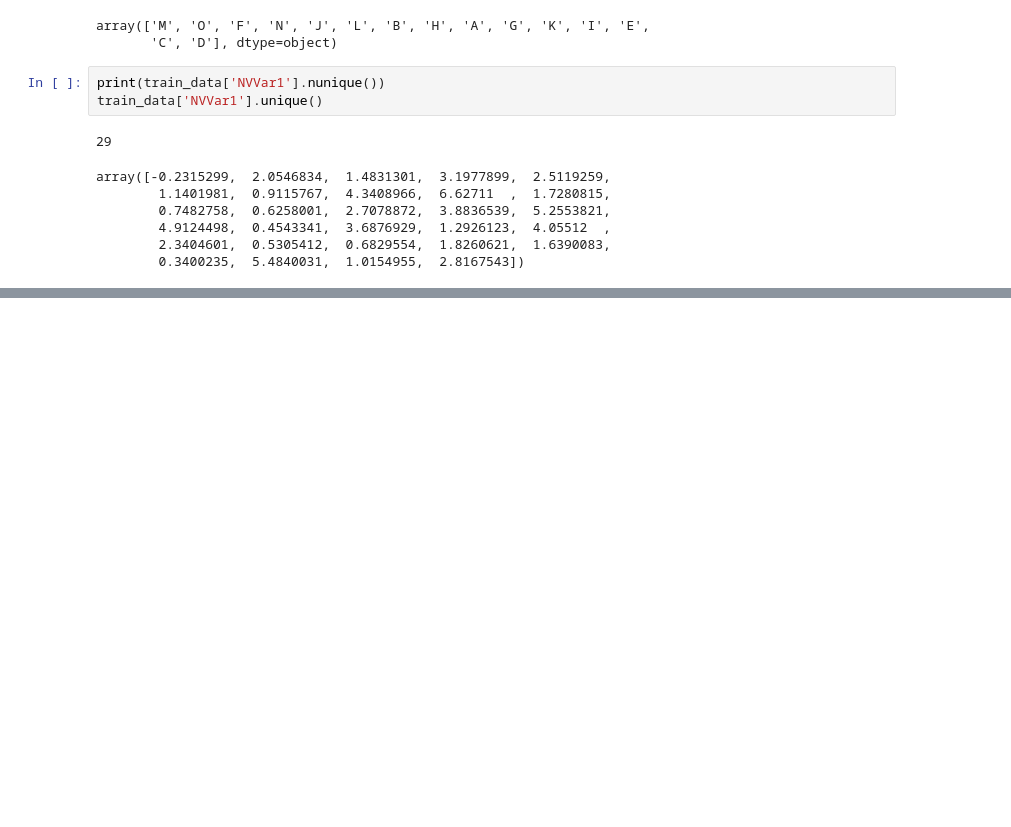
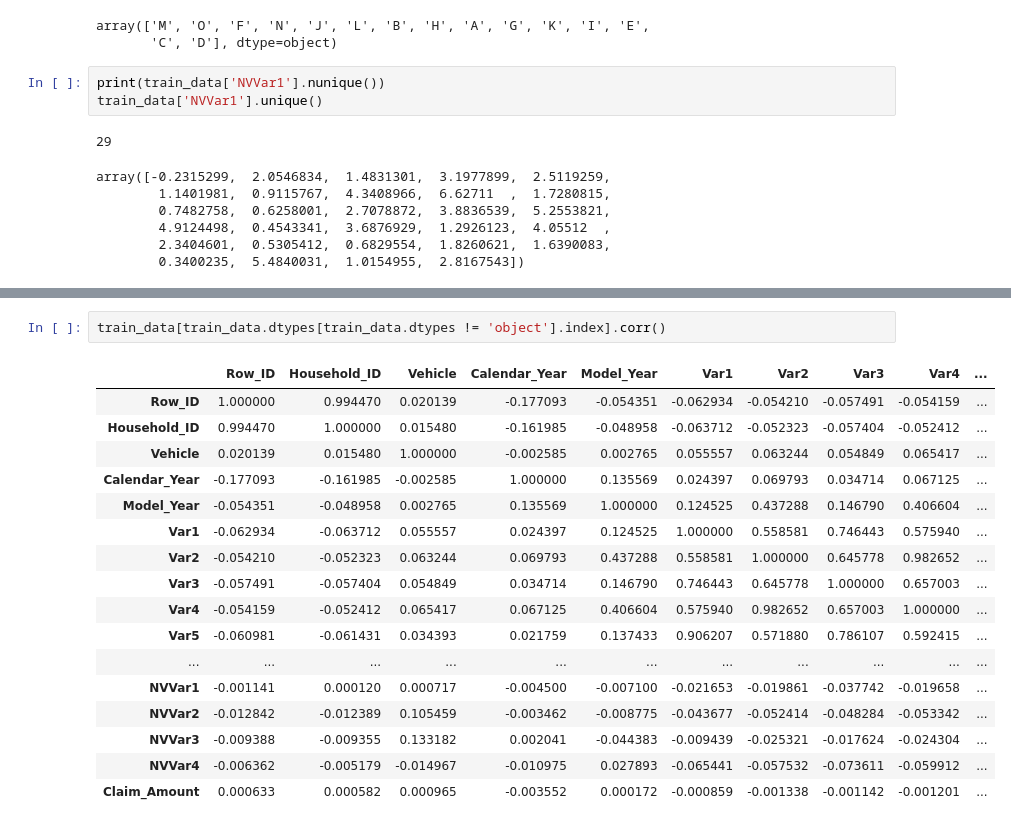
Before and after one commit to AnoopCA/Vehicle_Insurance_Claims_Prediction, a Jupyter notebook: Claims_Prediction.ipynb, the cells around one changed output, grey strips where cells are left out. Drawn from its saved outputs; the diff is of its cells as text; blank space fills up the shorter version.

```diff
--- a/Claims_Prediction.ipynb
+++ b/Claims_Prediction.ipynb
@@ -201,0 +267,20 @@ array([-0.2315299,  2.0546834,  1.4831301,  3.1977899,  2.5119259,
+# %%
+train_data[train_data.dtypes[train_data.dtypes != 'object'].index].corr()
+# %% [output]
+|  | Row_ID | Household_ID | Vehicle | Calendar_Year | Model_Year | Var1 | Var2 | Var3 | Var4 | ... |
+| Row_ID | 1.000000 | 0.994470 | 0.020139 | -0.177093 | -0.054351 | -0.062934 | -0.054210 | -0.057491 | -0.054159 | ... |
+| Household_ID | 0.994470 | 1.000000 | 0.015480 | -0.161985 | -0.048958 | -0.063712 | -0.052323 | -0.057404 | -0.052412 | ... |
+| Vehicle | 0.020139 | 0.015480 | 1.000000 | -0.002585 | 0.002765 | 0.055557 | 0.063244 | 0.054849 | 0.065417 | ... |
+| Calendar_Year | -0.177093 | -0.161985 | -0.002585 | 1.000000 | 0.135569 | 0.024397 | 0.069793 | 0.034714 | 0.067125 | ... |
+| Model_Year | -0.054351 | -0.048958 | 0.002765 | 0.135569 | 1.000000 | 0.124525 | 0.437288 | 0.146790 | 0.406604 | ... |
+| Var1 | -0.062934 | -0.063712 | 0.055557 | 0.024397 | 0.124525 | 1.000000 | 0.558581 | 0.746443 | 0.575940 | ... |
+| Var2 | -0.054210 | -0.052323 | 0.063244 | 0.069793 | 0.437288 | 0.558581 | 1.000000 | 0.645778 | 0.982652 | ... |
+| Var3 | -0.057491 | -0.057404 | 0.054849 | 0.034714 | 0.146790 | 0.746443 | 0.645778 | 1.000000 | 0.657003 | ... |
+| Var4 | -0.054159 | -0.052412 | 0.065417 | 0.067125 | 0.406604 | 0.575940 | 0.982652 | 0.657003 | 1.000000 | ... |
+| Var5 | -0.060981 | -0.061431 | 0.034393 | 0.021759 | 0.137433 | 0.906207 | 0.571880 | 0.786107 | 0.592415 | ... |
+| ... | ... | ... | ... | ... | ... | ... | ... | ... | ... | ... |
+| NVVar1 | -0.001141 | 0.000120 | 0.000717 | -0.004500 | -0.007100 | -0.021653 | -0.019861 | -0.037742 | -0.019658 | ... |
+| NVVar2 | -0.012842 | -0.012389 | 0.105459 | -0.003462 | -0.008775 | -0.043677 | -0.052414 | -0.048284 | -0.053342 | ... |
+| NVVar3 | -0.009388 | -0.009355 | 0.133182 | 0.002041 | -0.044383 | -0.009439 | -0.025321 | -0.017624 | -0.024304 | ... |
+| NVVar4 | -0.006362 | -0.005179 | -0.014967 | -0.010975 | 0.027893 | -0.065441 | -0.057532 | -0.073611 | -0.059912 | ... |
+| Claim_Amount | 0.000633 | 0.000582 | 0.000965 | -0.003552 | 0.000172 | -0.000859 | -0.001338 | -0.001142 | -0.001201 | ... |
```
Also changed, not shown: parts of 11 cells of this notebook.
